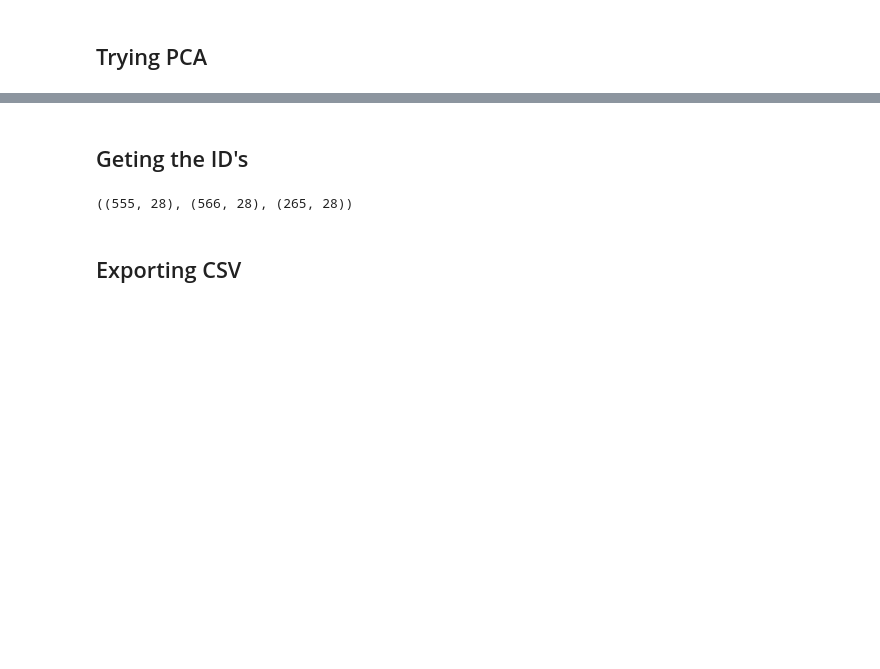
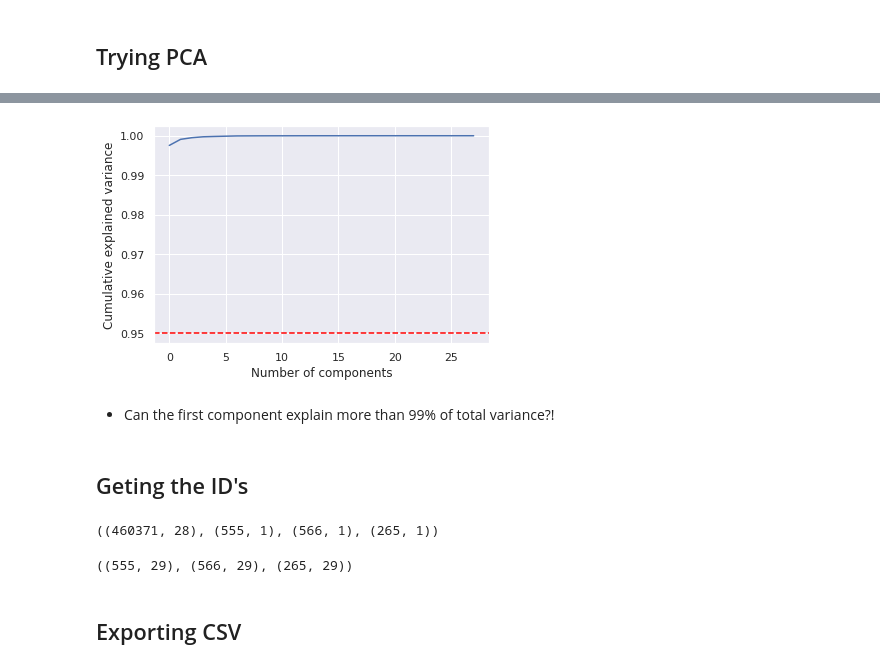
Before and after one commit to LucasDatilioCarderelli/Codenation, a Jupyter notebook: Projeto_Final/PrjF_Preprocessing.ipynb, the cells around one changed output, grey strips where cells are left out. Cells and saved outputs as stored; diff of their text form; code cells hidden in the pictures; blank space fills up the shorter version.

```diff
--- a/Projeto_Final/PrjF_Preprocessing.ipynb
+++ b/Projeto_Final/PrjF_Preprocessing.ipynb
@@ -556,3 +560,5 @@ dtypes: category(1), int16(11), int64(17)
 memory usage: 148.0 MB
 # %% [markdown]
 ## Trying PCA
+# %%
+X.set_index("id", inplace=True)
@@ -558,0 +582,3 @@ memory usage: 148.0 MB
+# %%
+pca = PCA().fit(X)
+pd.DataFrame(pca.transform(X))
@@ -558,0 +599,3 @@ memory usage: 148.0 MB
+# %%
+evr = pca.explained_variance_ratio_
+evr
@@ -559,3 +610,11 @@ memory usage: 148.0 MB
+# %%
+g = sns.lineplot(np.arange(len(evr)), np.cumsum(evr))
+g.axes.axhline(0.95, ls="--", color="red")
+plt.xlabel("Number of components"), plt.ylabel("Cumulative explained variance");
+# %% [output]
+[figure, added]
+# %% [markdown]
+* Can the first component explain more than 99% of total variance?!
 # %% [markdown]
 ## Geting the ID's
 # %%
@@ -564,6 +623,8 @@ port2 = port2[["id"]]
 port3 = port3[["id"]]
 
 X.shape, port1.shape, port2.shape, port3.shape
+# %% [output]
+((460371, 28), (555, 1), (566, 1), (265, 1))
 # %%
 port1 = port1.merge(right=X, how="inner", on="id")
 port2 = port2.merge(right=X, how="inner", on="id")
@@ -571,7 +632,7 @@ port3 = port3.merge(right=X, how="inner", on="id")
 
 port1.shape, port2.shape, port3.shape
 # %% [output]
-((555, 28), (566, 28), (265, 28))
+((555, 29), (566, 29), (265, 29))
 # %% [markdown]
 ## Exporting CSV
 # %%
```
Also changed, not shown: parts of 10 cells of this notebook.
